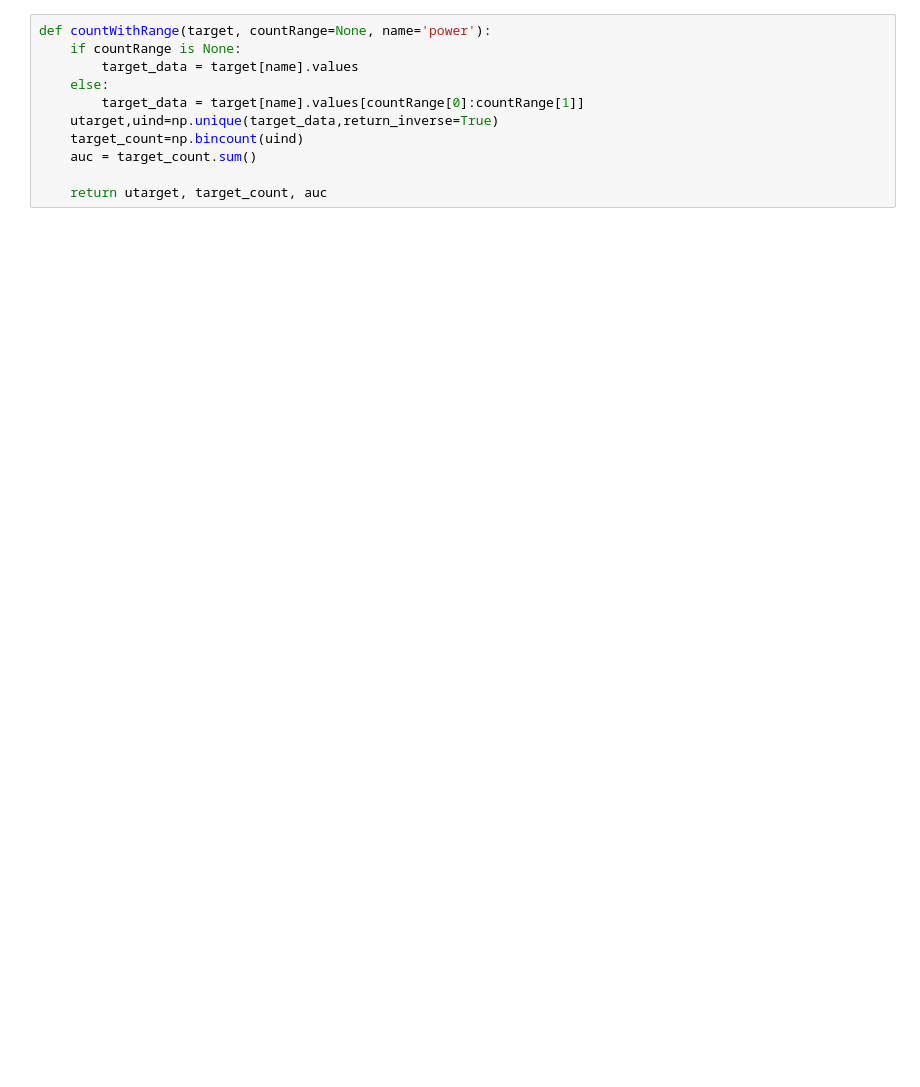
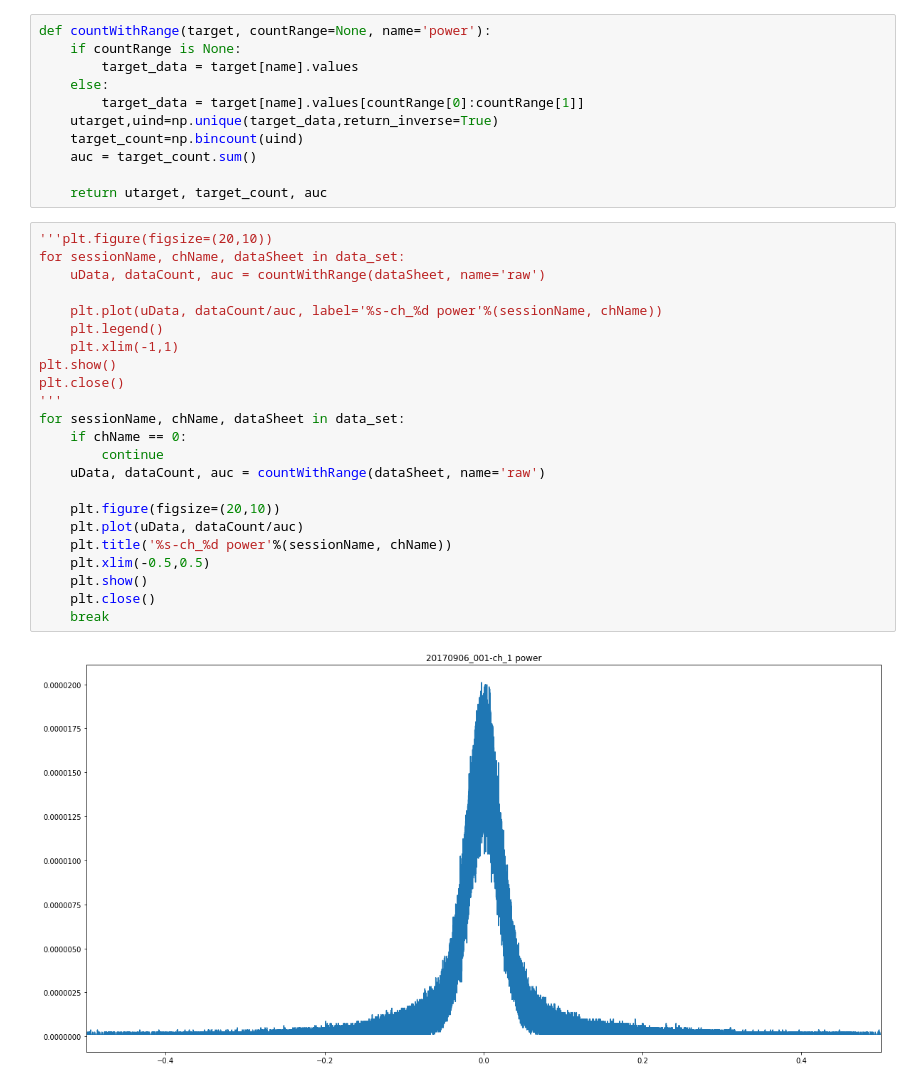
Before and after one commit to ZaneMuir/Lime, a Jupyter notebook: demo/demo_data_distribution.ipynb, the cells around one changed output. Cells and saved outputs as stored; diff of their text form; blank space fills up the shorter version.

```diff
--- a/demo/demo_data_distribution.ipynb
+++ b/demo/demo_data_distribution.ipynb
@@ -19,3 +20,28 @@ def countWithRange(target, countRange=None, name='power'):
     auc = target_count.sum()
 
     return utarget, target_count, auc
+# %%
+'''plt.figure(figsize=(20,10))
+for sessionName, chName, dataSheet in data_set:
+    uData, dataCount, auc = countWithRange(dataSheet, name='raw')
+
+    plt.plot(uData, dataCount/auc, label='%s-ch_%d power'%(sessionName, chName))
+    plt.legend()
+    plt.xlim(-1,1)
+plt.show()
+plt.close()
+'''
+for sessionName, chName, dataSheet in data_set:
+    if chName == 0:
+        continue
+    uData, dataCount, auc = countWithRange(dataSheet, name='raw')
+
+    plt.figure(figsize=(20,10))
+    plt.plot(uData, dataCount/auc)
+    plt.title('%s-ch_%d power'%(sessionName, chName))
+    plt.xlim(-0.5,0.5)
+    plt.show()
+    plt.close()
+    break
+# %% [output]
+[figure, added]
```
Also changed, not shown: parts of 14 cells of this notebook, 1 other file.
